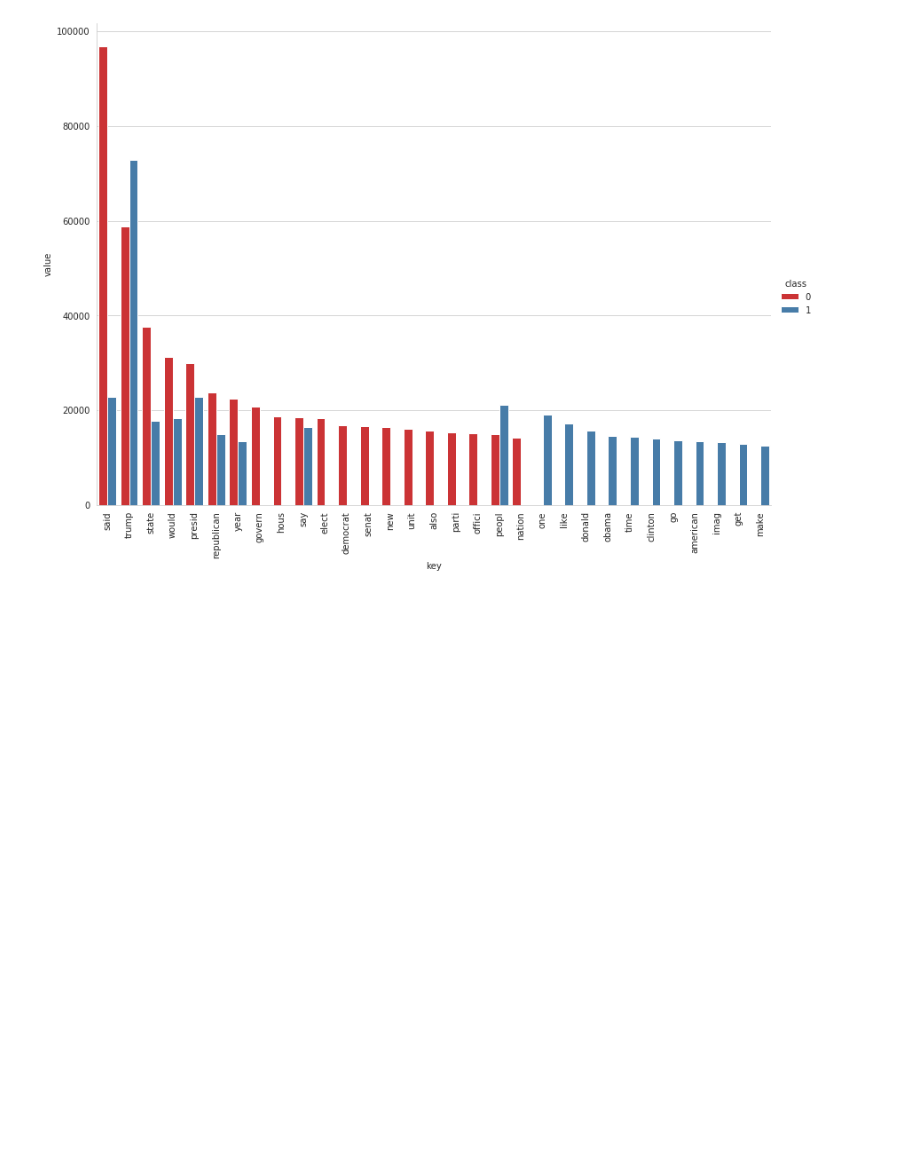
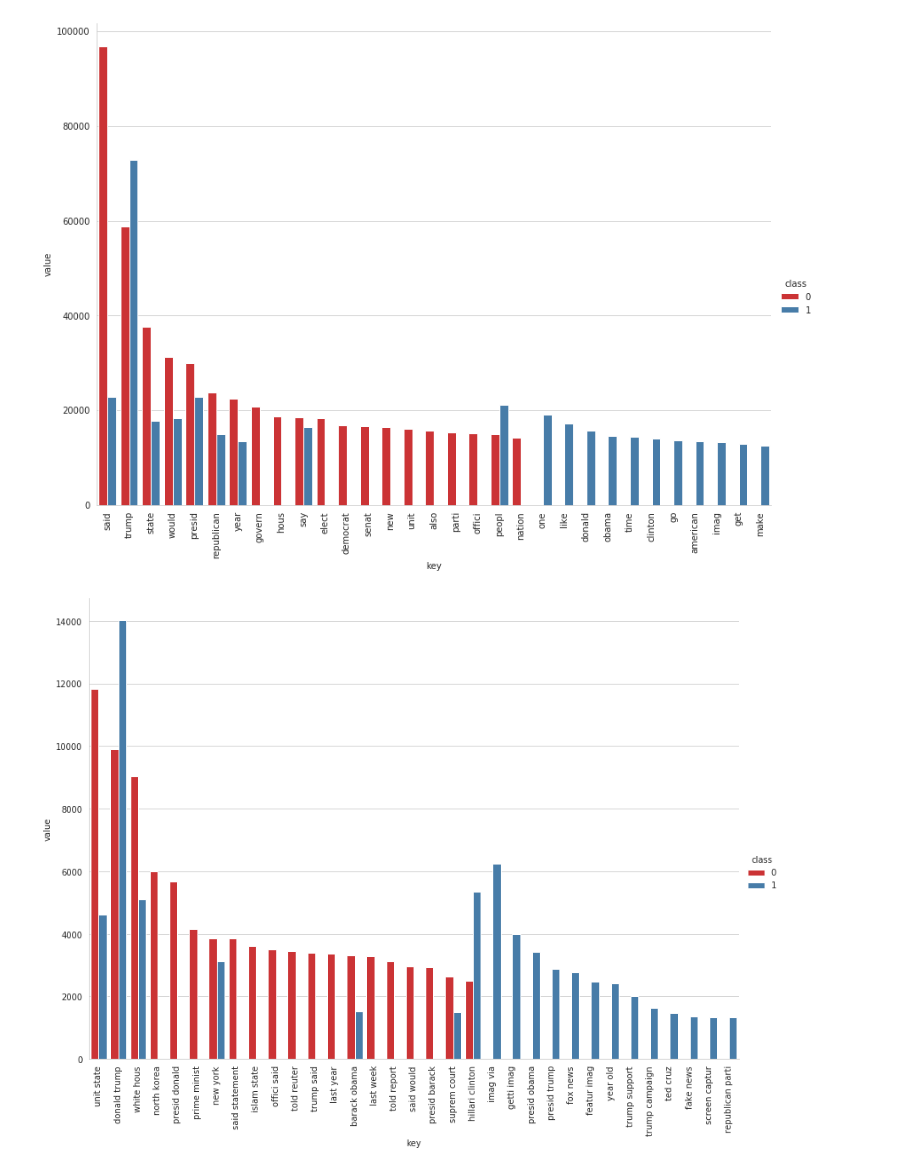
Before and after one commit to benjaminperucco/udacity-nano-mle, a Jupyter notebook: 5 Capstone/2 Project/4_explorative_data_analysis.ipynb, the cells around one changed output. Drawn from its saved outputs; the diff is of its cells as text; code cells hidden in the pictures; blank space fills up the shorter version.

Commit message:
feat: add analysis for 1- and 2-gram

```diff
--- a/5 Capstone/2 Project/4_explorative_data_analysis.ipynb
+++ b/5 Capstone/2 Project/4_explorative_data_analysis.ipynb
@@ -106,7 +106,8 @@ corpus.head(2)
 | 0 | 0 | nigerian presid say cannot afford... |
 | 1 | 0 | least four kill british motorway ... |
 # %%
-results = get_merged_vocabulary(corpus, 20, 1)
+results_1 = get_merged_vocabulary(corpus, 20, 1)
+results_2 = get_merged_vocabulary(corpus, 20, 2)
 # %% [markdown]
 ## Plot
 # %%
@@ -128,2 +129,6 @@ create_plot(results, 'key', 'value', 'class', 'output.png')
 # %% [output]
 [figure]
+# %%
+create_plot(results_2, 'key', 'value', 'class', 'word_analysis_2.png')
+# %% [output]
+[figure, added]
```
Also changed, not shown: parts of 2 cells of this notebook.
